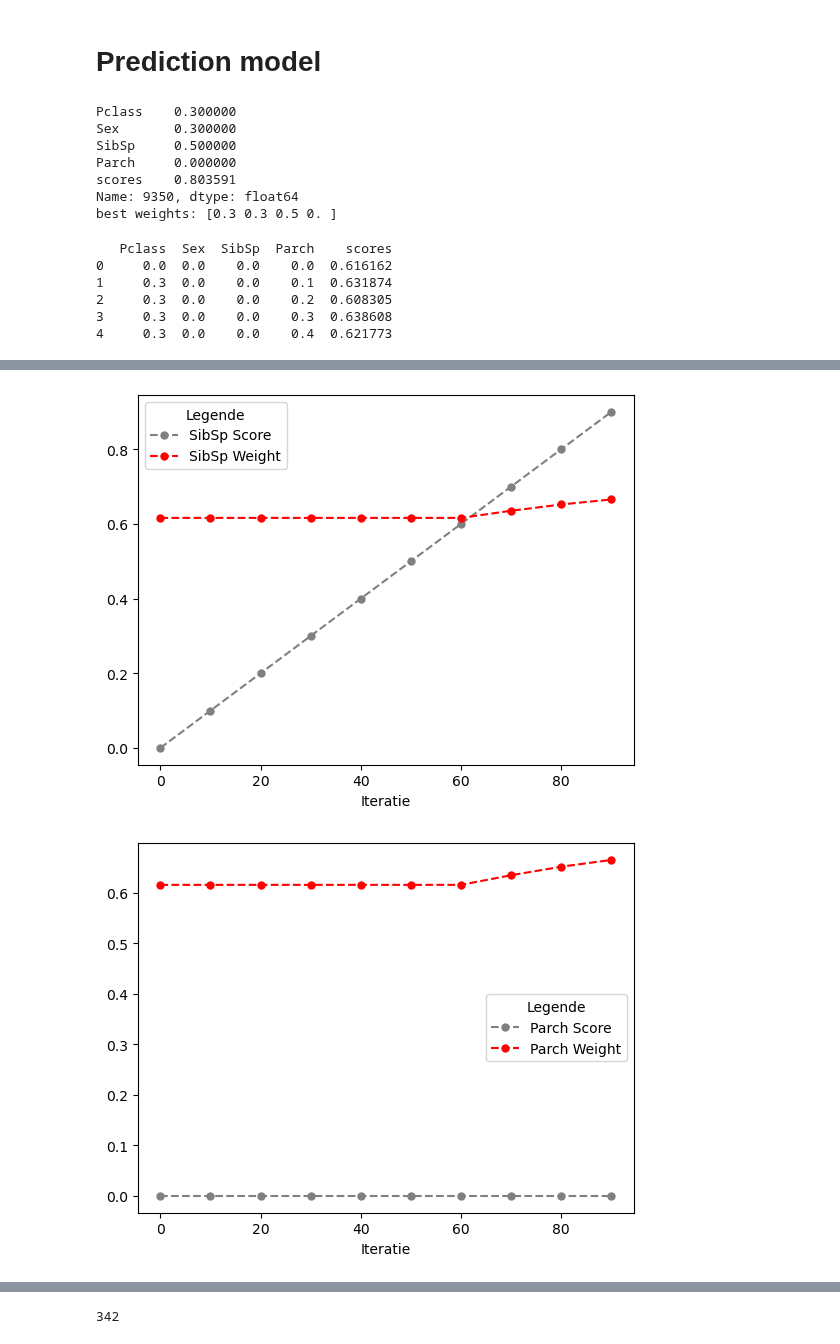
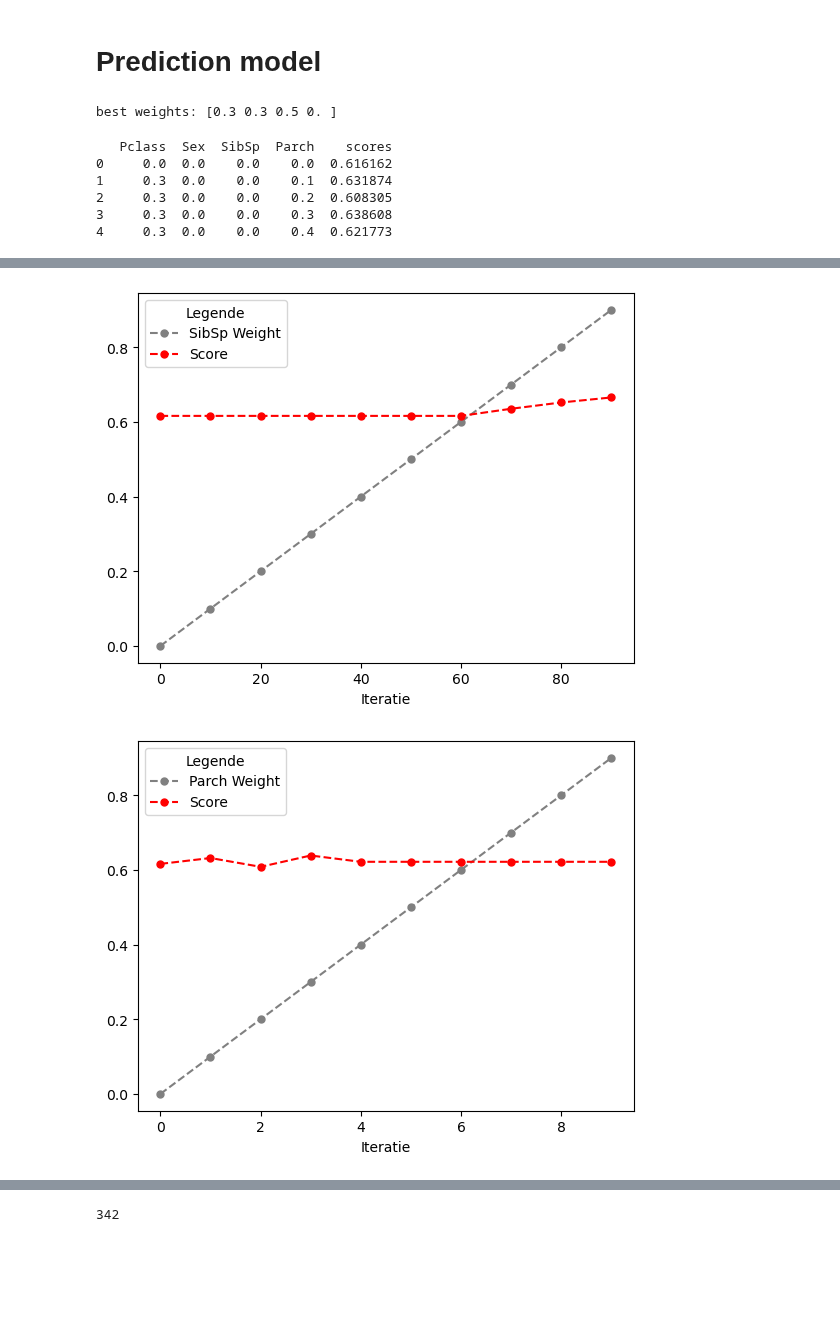
Before and after one commit to Stemt/DS-groep-6, a Jupyter notebook: case_1.ipynb, the cells around one changed output, grey strips where cells are left out. Saved outputs shown, nothing was run; the diff lists cells and outputs as text; code cells hidden in the pictures; blank space fills up the shorter version.

Commit message:
fixed weight vs score graphs

```diff
--- a/case_1.ipynb
+++ b/case_1.ipynb
@@ -346,12 +346,14 @@ def optimize():
 
 
 
-    params_scores_df = pd.DataFrame(params_scores).sort_values(by='scores',ascending=False)
+    params_scores_df = pd.DataFrame(params_scores)
+
+    params_scores_df.to_csv('param_scores.csv')
+    params_scores_df = params_scores_df.sort_values(by='scores',ascending=False)
     # print(params_scores_df.sort_values(by='scores',ascending=False).head(10))
     best_weights = params_scores_df.iloc[0].values[0:-1]
     print("best weights:",best_weights)
 
-    params_scores_df.to_csv('param_scores.csv')
 
 def gen_submission():
     weights=best_weights
@@ -364,12 +366,6 @@ def gen_submission():
 
 optimize()
 # %% [output]
-Pclass    0.300000
-Sex       0.300000
-SibSp     0.500000
-Parch     0.000000
-scores    0.803591
-Name: 9350, dtype: float64
 best weights: [0.3 0.3 0.5 0. ]
 # %%
 param_history = {
@@ -388,7 +384,7 @@ ax.plot(pclass_data['Pclass'], color='green', linestyle='dashed', marker='o',
 ax.plot(pclass_data['scores'], color='blue', linestyle='dashed', marker='o',
      markerfacecolor='blue', markersize=5)
 ax.set_xlabel("Iteratie")
-plt.legend(["Pclass Score", "Pclass Weight"], loc='best', title='Legende')
+plt.legend(["Pclass Weight", "Score"], loc='best', title='Legende')
 plt.show()
 
 #sex_weight visualization
@@ -400,7 +396,7 @@ ax.plot(sex_data['Sex'], color='orange', linestyle='dashed', marker='o',
 ax.plot(sex_data['scores'], color='brown', linestyle='dashed', marker='o',
      markerfacecolor='brown', markersize=5)
 ax.set_xlabel("Iteratie")
-plt.legend(["Sex Score", "Sex Weight"], loc='best', title='Legende')
+plt.legend(["Sex Weight", "Score"], loc='best', title='Legende')
 plt.show()
 
 #sibling_weight visualization
@@ -412,18 +408,19 @@ ax.plot(sibling_data['SibSp'], color='grey', linestyle='dashed', marker='o',
 ax.plot(sibling_data['scores'],  color='red', linestyle='dashed', marker='o',
      markerfacecolor='red', markersize=5)
 ax.set_xlabel("Iteratie")
-plt.legend(["SibSp Score", "SibSp Weight"], loc='best', title='Legende')
+plt.legend(["SibSp Weight", "Score"], loc='best', title='Legende')
 plt.show()
+
 #parch_weight visualization EDIT
 sibling_data = param_scores.copy()
-sibling_data = sibling_data.drop_duplicates('SibSp')
+sibling_data = sibling_data.drop_duplicates('Parch')
 fig,ax = plt.subplots()
 ax.plot(sibling_data['Parch'], color='grey', linestyle='dashed', marker='o',
      markerfacecolor='grey', markersize=5)
 ax.plot(sibling_data['scores'],  color='red', linestyle='dashed', marker='o',
      markerfacecolor='red', markersize=5)
 ax.set_xlabel("Iteratie")
-plt.legend(["Parch Score", "Parch Weight"], loc='best', title='Legende')
+plt.legend(["Parch Weight", "Score"], loc='best', title='Legende')
 plt.show()
 # %% [output]
    Pclass  Sex  SibSp  Parch    scores
@@ -437,5 +434,5 @@ plt.show()
-[figure, old version]
+[figure, new version]
-[figure, old version]
+[figure, new version]
 # %%
 cabindf = pd.read_csv('data/train.csv')
 # %%
```
Also changed, not shown: parts of 4 cells of this notebook, 1 other file.
